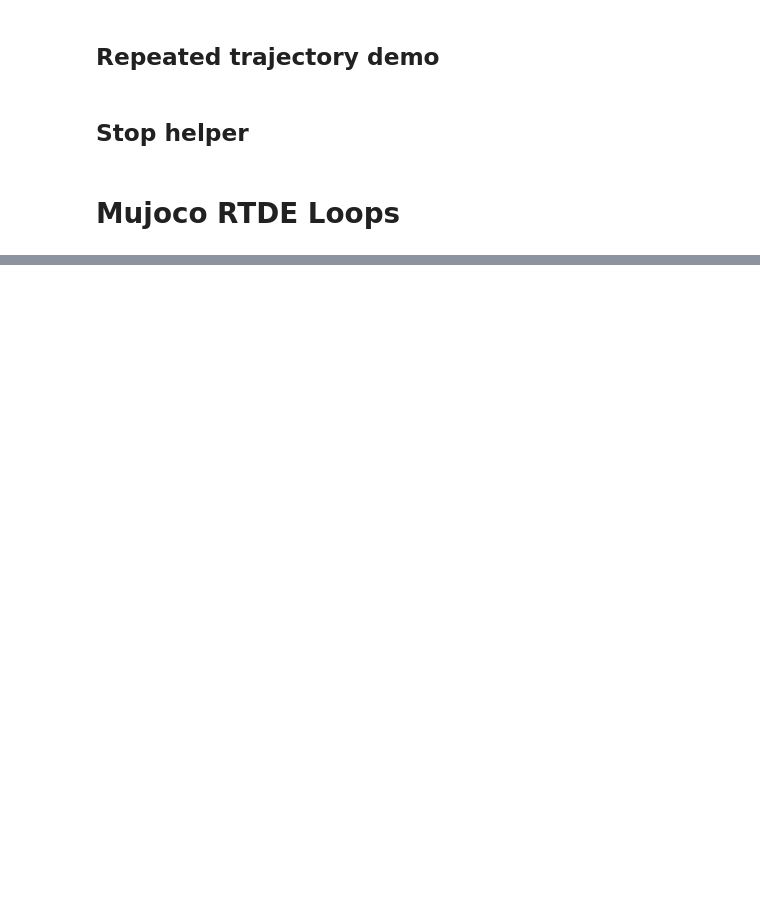
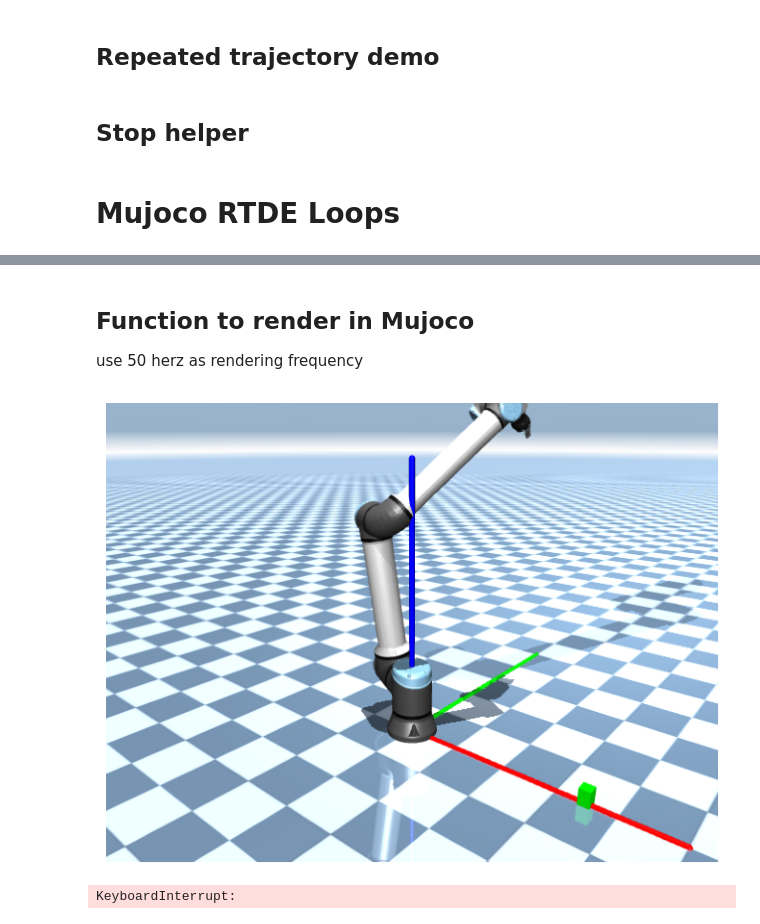
Before and after one commit to weissma6/my_mujoco_playground, a Jupyter notebook: learning/notebooks/ursim_rtde_control_feedback_demo.ipynb, the cells around one changed output, grey strips where cells are left out. Drawn from its saved outputs; the diff is of its cells as text; code cells hidden in the pictures; blank space fills up the shorter version.

Commit message:
working loop with timing, without later mujoco rendering

```diff
--- a/learning/notebooks/ursim_rtde_control_feedback_demo.ipynb
+++ b/learning/notebooks/ursim_rtde_control_feedback_demo.ipynb
@@ -247,0 +235,3 @@ tcp_speed_3d= [0.18]
+# %% [markdown]
+## Function to render in Mujoco
+use 50 herz as rendering frequency
@@ -247,0 +241,53 @@ tcp_speed_3d= [0.18]
+# %%
+from URSim_RTDE_dependencies import URSimRTDEControlFeedback
+import time
+import mujoco
+import matplotlib.pyplot as plt
+from IPython.display import clear_output
+
+
+robot = URSimRTDEControlFeedback()
+xml_path = "../../mujoco_playground/_src/manipulation/my_ur10/xmls/mjx_single_cube_position.xml"
+
+
+model = mujoco.MjModel.from_xml_path(xml_path)
+data = mujoco.MjData(model)
+
+# Initialize MuJoCo arm pose from keyframe start
+
+
+renderer = mujoco.Renderer(model, height=480, width=640)
+# Create free camera
+cam = mujoco.MjvCamera()
+cam.type = mujoco.mjtCamera.mjCAMERA_FREE
+
+# Look at robot base / workspace center
+cam.lookat[:] = [0.0, 0.0, 0.4]   # x, y, z target point
+cam.distance = 2.0                 # zoom out
+cam.azimuth = 130                  # rotation around scene
+cam.elevation = -20                # tilt angle
+
+joint_qpos_indices = [0, 1, 2, 3, 4, 5]
+
+for _ in range(500):
+    fb = robot.receive_feedback()
+    q = fb["q"]
+
+    for i in range(6):
+        data.qpos[i] = q[i]
+
+    mujoco.mj_forward(model, data)
+
+    renderer.update_scene(data, camera=cam)
+    img = renderer.render()
+
+    clear_output(wait=True)
+    plt.figure(figsize=(8, 6))
+    plt.imshow(img)
+    plt.axis("off")
+    plt.show()
+
+    time.sleep(0.02) # 50hz
+# %% [output]
+[figure, added]
+KeyboardInterrupt:
```
Also changed, not shown: parts of 27 cells of this notebook, 2 other files.
